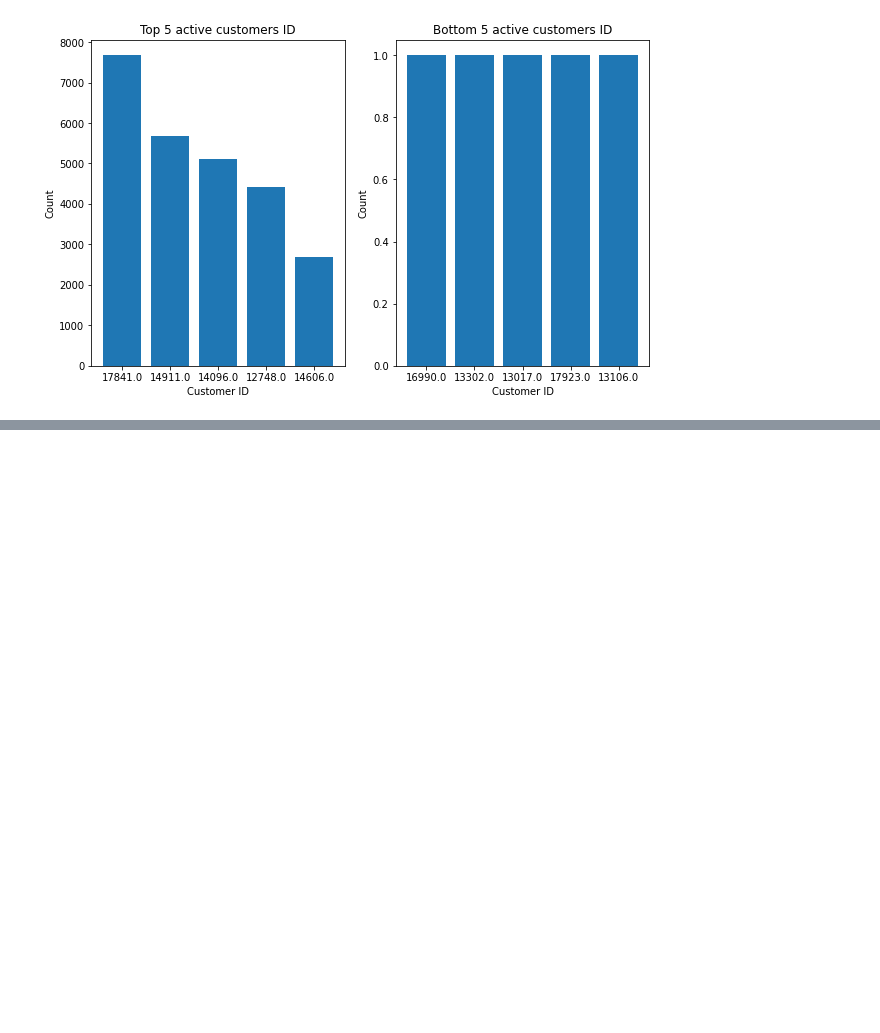
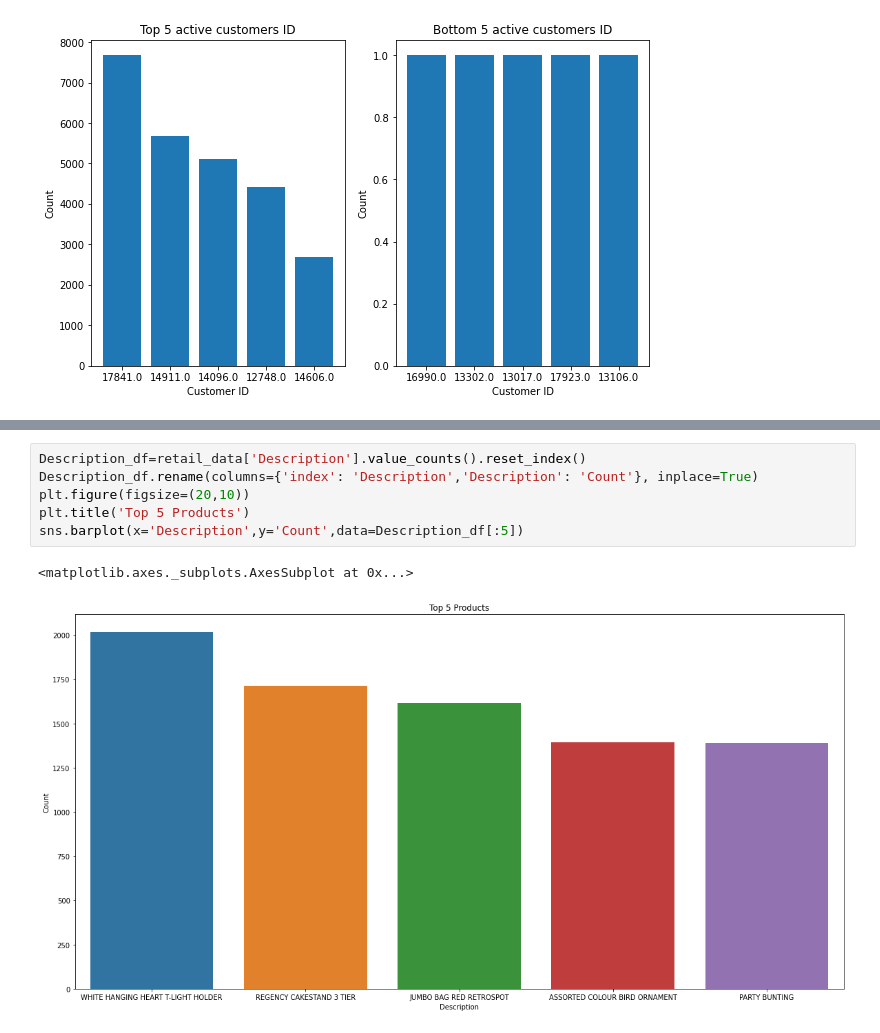
Before and after one commit to Sharath2021/Online-Retail-Customer-Segmentation, a Jupyter notebook: Online_Retail_Customer_Segmentation_Capstone_Project.ipynb, the cells around one changed output, grey strips where cells are left out. Cells and saved outputs as stored; diff of their text form; blank space fills up the shorter version.

```diff
--- a/Online_Retail_Customer_Segmentation_Capstone_Project.ipynb
+++ b/Online_Retail_Customer_Segmentation_Capstone_Project.ipynb
@@ -242,0 +370,9 @@ Text(0, 0.5, 'Count')
+# %%
+Description_df=retail_data['Description'].value_counts().reset_index()
+Description_df.rename(columns={'index': 'Description','Description': 'Count'}, inplace=True)
+plt.figure(figsize=(20,10))
+plt.title('Top 5 Products')
+sns.barplot(x='Description',y='Count',data=Description_df[:5])
+# %% [output]
+<matplotlib.axes._subplots.AxesSubplot at 0x...>
+[figure, added]
```
Also changed, not shown: parts of 10 cells of this notebook.
